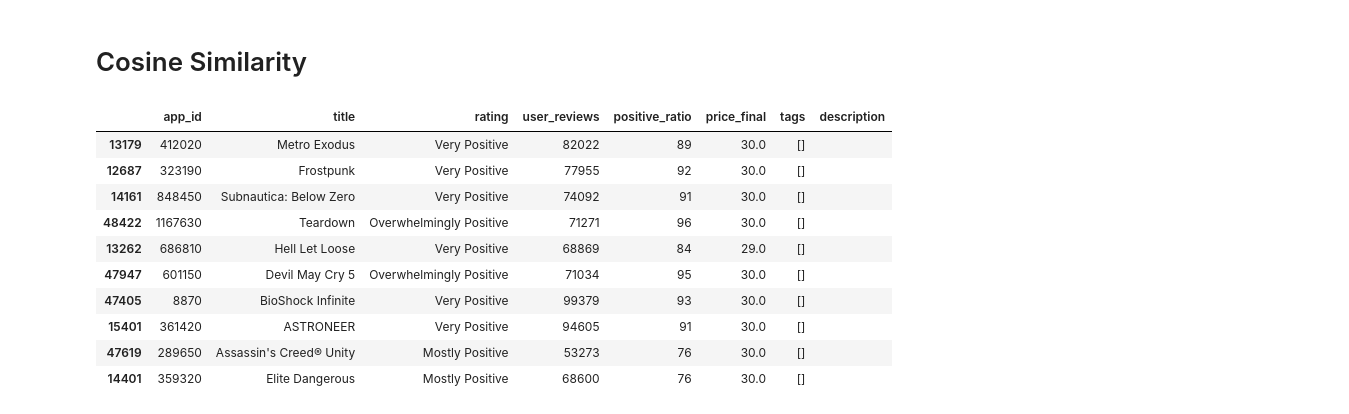
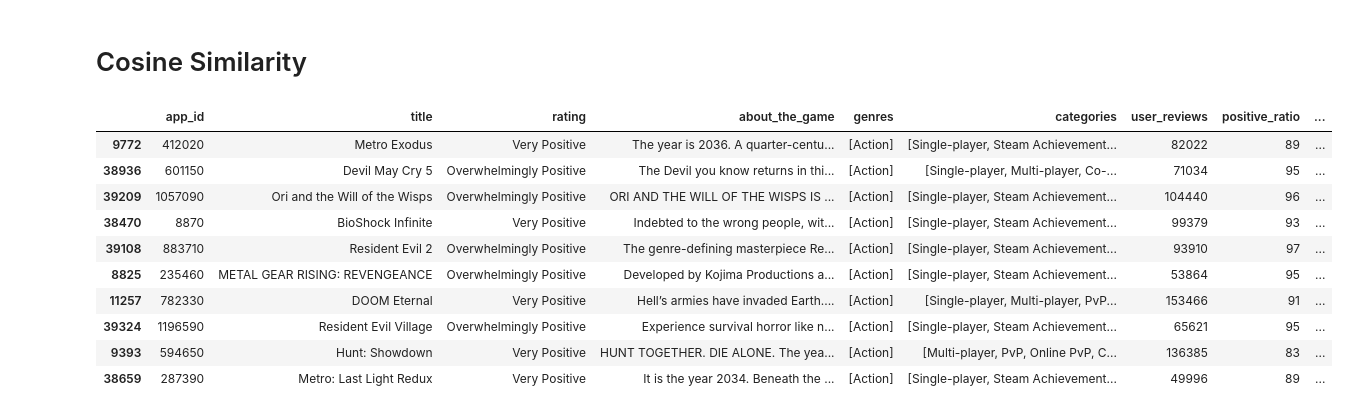
Before and after one commit to nicklus-14/game-recommendation-system, a Jupyter notebook: feature_engineering_and_similarity.ipynb, the cells around one changed output. Cells and saved outputs as stored; diff of their text form; code cells hidden in the pictures.

Commit message:
Merged Descriptions, Genres, and Categories

```diff
--- a/feature_engineering_and_similarity.ipynb
+++ b/feature_engineering_and_similarity.ipynb
@@ -79,7 +99,7 @@ def clean_text(text):
 
     return text
 # %%
-df['description_filled'] = df['description']
+df['description_filled'] = df['about_the_game']
 # %%
 df['description_filled'] = df['description_filled'].apply(clean_text)
 # %%
@@ -87,7 +107,7 @@ rows = df['description_filled'].str.strip() == ''
 
 df.loc[rows, 'description_filled'] = (
     df.loc[rows, 'title'] + ' ' +
-    df.loc[rows, 'tags'].apply(' '.join)
+    df.loc[rows, 'genres'].apply(' '.join)
 )
 
 df.loc[rows, 'description_filled'] = df['description_filled'].apply(clean_text)
@@ -175,12 +192,16 @@ model = SentenceTransformer('all-MiniLM-L6-v2')
 # df['title'] = df['title'].fillna('')
 # df['description'] = df['description'].fillna('')
 
-# Ensure tags (which are lists) are converted to a single string before concatenation
-df['tags_text'] = df['tags'].apply(
-    lambda x: ' '.join(x) if isinstance(x, (list, tuple)) else str(x)
+# Ensure genres (which are lists) are converted to a single string before concatenation
+df['labels_text'] = df.apply(
+    lambda row: ' '.join(
+        [*row['genres'], *row['categories']] if isinstance(row['genres'], list) and isinstance(row['categories'], list) # Return both list contents if both are lists
+        else str(row['genres']) + ' ' + str(row['categories']) # Otherwise, convert the strings and append together
+    ),
+    axis=1 # Go row by row (not column by column)
 )
 
-texts = (df['title'] + ' ' + df['description_filled'] + ' ' + df['tags_text']).tolist()
+texts = (df['title'] + ' ' + df['description_filled'] + ' ' + df['labels_text']).tolist()
 
 text_embeddings = model.encode(texts, show_progress_bar=True, convert_to_numpy=True)
 
@@ -226,11 +241,11 @@ df['user_reviews_log'] = np.log1p(df['user_reviews'])
 # %%
 embeddings = text_embeddings
 
-tags = tag_matrix
+tags = genres_matrix
 
 numerics = df[['price_log', 'positive_ratio_log', 'user_reviews_log']].values
 
-X = np.hstack([numerics*0.6, embeddings*0.1, tags*2.0])
+X = np.hstack([numerics*0.6, embeddings*0.3, tags*1.7])
 
 cs_matrix = cosine_similarity(X)
 
@@ -260,19 +270,19 @@ def recommend(df, appid, cs_matrix, k=10):
 # %%
 # Killing Floor 2
 rec = recommend(df, 232090, cs_matrix)
-rec[['app_id', 'title', 'rating', 'user_reviews', 'positive_ratio', 'price_final','tags', 'description']]
+rec[['app_id', 'title', 'rating', 'about_the_game', 'genres', 'categories', 'user_reviews', 'positive_ratio', 'price_final']]
 # %% [output]
-|  | app_id | title | rating | user_reviews | positive_ratio | price_final | tags | description |
-| 13179 | 412020 | Metro Exodus | Very Positive | 82022 | 89 | 30.0 | [] |  |
-| 12687 | 323190 | Frostpunk | Very Positive | 77955 | 92 | 30.0 | [] |  |
-| 14161 | 848450 | Subnautica: Below Zero | Very Positive | 74092 | 91 | 30.0 | [] |  |
-| 48422 | 1167630 | Teardown | Overwhelmingly Positive | 71271 | 96 | 30.0 | [] |  |
-| 13262 | 686810 | Hell Let Loose | Very Positive | 68869 | 84 | 29.0 | [] |  |
-| 47947 | 601150 | Devil May Cry 5 | Overwhelmingly Positive | 71034 | 95 | 30.0 | [] |  |
-| 47405 | 8870 | BioShock Infinite | Very Positive | 99379 | 93 | 30.0 | [] |  |
-| 15401 | 361420 | ASTRONEER | Very Positive | 94605 | 91 | 30.0 | [] |  |
-| 47619 | 289650 | Assassin's Creed® Unity | Mostly Positive | 53273 | 76 | 30.0 | [] |  |
-| 14401 | 359320 | Elite Dangerous | Mostly Positive | 68600 | 76 | 30.0 | [] |  |
+|  | app_id | title | rating | about_the_game | genres | categories | user_reviews | positive_ratio | ... |
+| 9772 | 412020 | Metro Exodus | Very Positive | The year is 2036. A quarter-centu... | [Action] | [Single-player, Steam Achievement... | 82022 | 89 | ... |
+| 38936 | 601150 | Devil May Cry 5 | Overwhelmingly Positive | The Devil you know returns in thi... | [Action] | [Single-player, Multi-player, Co-... | 71034 | 95 | ... |
+| 39209 | 1057090 | Ori and the Will of the Wisps | Overwhelmingly Positive | ORI AND THE WILL OF THE WISPS IS ... | [Action] | [Single-player, Steam Achievement... | 104440 | 96 | ... |
+| 38470 | 8870 | BioShock Infinite | Very Positive | Indebted to the wrong people, wit... | [Action] | [Single-player, Steam Achievement... | 99379 | 93 | ... |
+| 39108 | 883710 | Resident Evil 2 | Overwhelmingly Positive | The genre-defining masterpiece Re... | [Action] | [Single-player, Steam Achievement... | 93910 | 97 | ... |
+| 8825 | 235460 | METAL GEAR RISING: REVENGEANCE | Overwhelmingly Positive | Developed by Kojima Productions a... | [Action] | [Single-player, Steam Achievement... | 53864 | 95 | ... |
+| 11257 | 782330 | DOOM Eternal | Very Positive | Hell’s armies have invaded Earth.... | [Action] | [Single-player, Multi-player, PvP... | 153466 | 91 | ... |
+| 39324 | 1196590 | Resident Evil Village | Overwhelmingly Positive | Experience survival horror like n... | [Action] | [Single-player, Steam Achievement... | 65621 | 95 | ... |
+| 9393 | 594650 | Hunt: Showdown | Very Positive | HUNT TOGETHER. DIE ALONE. The yea... | [Action] | [Multi-player, PvP, Online PvP, C... | 136385 | 83 | ... |
+| 38659 | 287390 | Metro: Last Light Redux | Very Positive | It is the year 2034. Beneath the ... | [Action] | [Single-player, Steam Achievement... | 49996 | 89 | ... |
 # %%
 # ELDEN RING
 rec = recommend(df, 1245620, cs_matrix)
```
Also changed, not shown: parts of 36 cells of this notebook, 2 other files.
